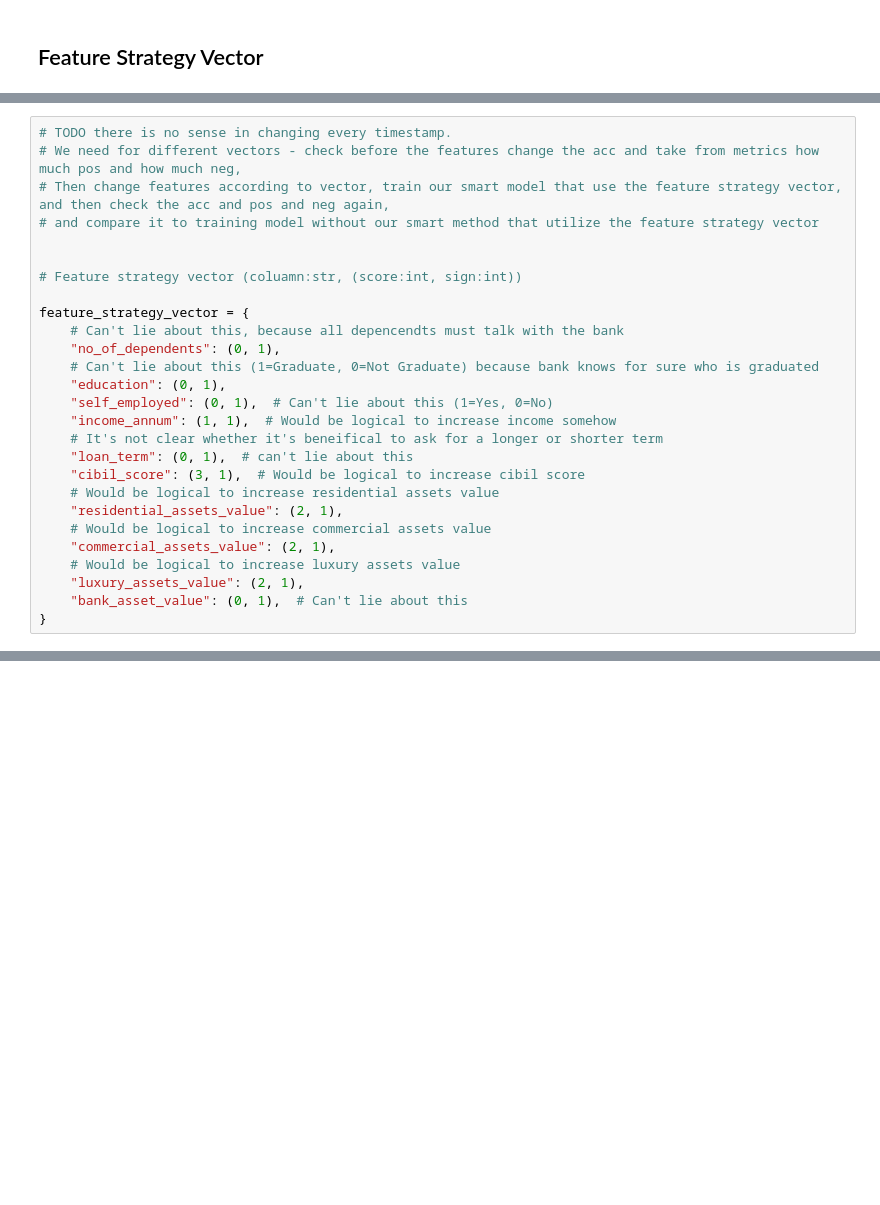
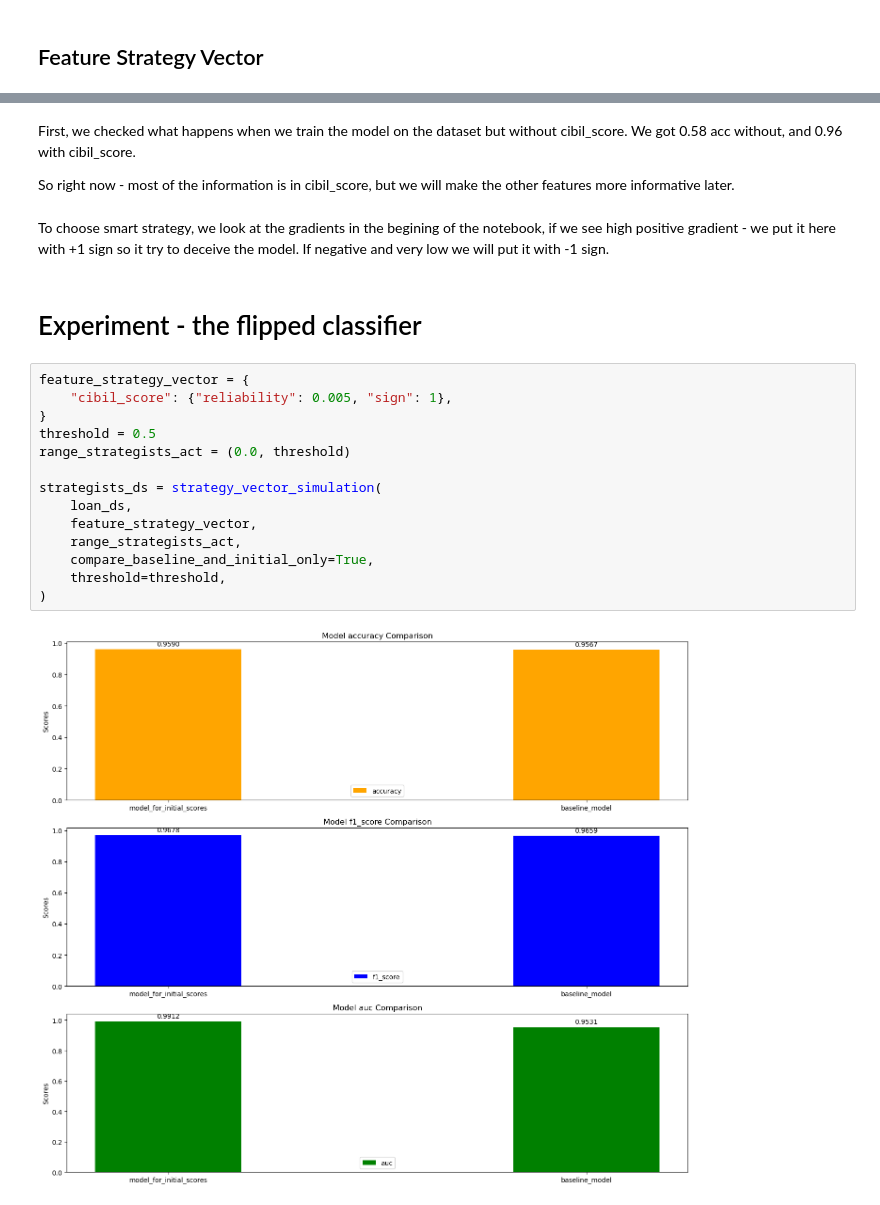
Before and after one commit to PrielHaz/strategic-classification, a Jupyter notebook: workshop_draft.ipynb, the cells around one changed output, grey strips where cells are left out. Saved outputs shown, nothing was run; the diff lists cells and outputs as text; blank space fills up the shorter version.

```diff
--- a/workshop_draft.ipynb
+++ b/workshop_draft.ipynb
@@ -895,27 +938,0 @@ loan_ds.describe(include="all")
-# %%
-# TODO there is no sense in changing every timestamp.
-# We need for different vectors - check before the features change the acc and take from metrics how much pos and how much neg,
-# Then change features according to vector, train our smart model that use the feature strategy vector, and then check the acc and pos and neg again,
-# and compare it to training model without our smart method that utilize the feature strategy vector
-
-
-# Feature strategy vector (coluamn:str, (score:int, sign:int))
-
-feature_strategy_vector = {
-    # Can't lie about this, because all depencendts must talk with the bank
-    "no_of_dependents": (0, 1),
-    # Can't lie about this (1=Graduate, 0=Not Graduate) because bank knows for sure who is graduated
-    "education": (0, 1),
-    "self_employed": (0, 1),  # Can't lie about this (1=Yes, 0=No)
-    "income_annum": (1, 1),  # Would be logical to increase income somehow
-    # It's not clear whether it's beneifical to ask for a longer or shorter term
-    "loan_term": (0, 1),  # can't lie about this
-    "cibil_score": (3, 1),  # Would be logical to increase cibil score
-    # Would be logical to increase residential assets value
-    "residential_assets_value": (2, 1),
-    # Would be logical to increase commercial assets value
-    "commercial_assets_value": (2, 1),
-    # Would be logical to increase luxury assets value
-    "luxury_assets_value": (2, 1),
-    "bank_asset_value": (0, 1),  # Can't lie about this
-}
@@ -1099,0 +1121,25 @@ Methods to use features_strategy_magnitude to improve model performance:
+# %% [markdown]
+First, we checked what happens when we train the model on the dataset but without cibil_score. We got 0.58 acc without, and 0.96 with cibil_score.
+
+So right now - most of the information is in cibil_score, but we will make the other features more informative later.
+# %% [markdown]
+To choose smart strategy, we look at the gradients in the begining of the notebook,
+if we see high positive gradient - we put it here with +1 sign so it try to deceive the model. If negative and very low we will put it with -1 sign.
+# %% [markdown]
+# Experiment - the flipped classifier
+# %%
+feature_strategy_vector = {
+    "cibil_score": {"reliability": 0.005, "sign": 1},
+}
+threshold = 0.5
+range_strategists_act = (0.0, threshold)
+
+strategists_ds = strategy_vector_simulation(
+    loan_ds,
+    feature_strategy_vector,
+    range_strategists_act,
+    compare_baseline_and_initial_only=True,
+    threshold=threshold,
+)
+# %% [output]
+[figure, added]
```
Also changed, not shown: parts of 84 cells of this notebook, 4 other files.
